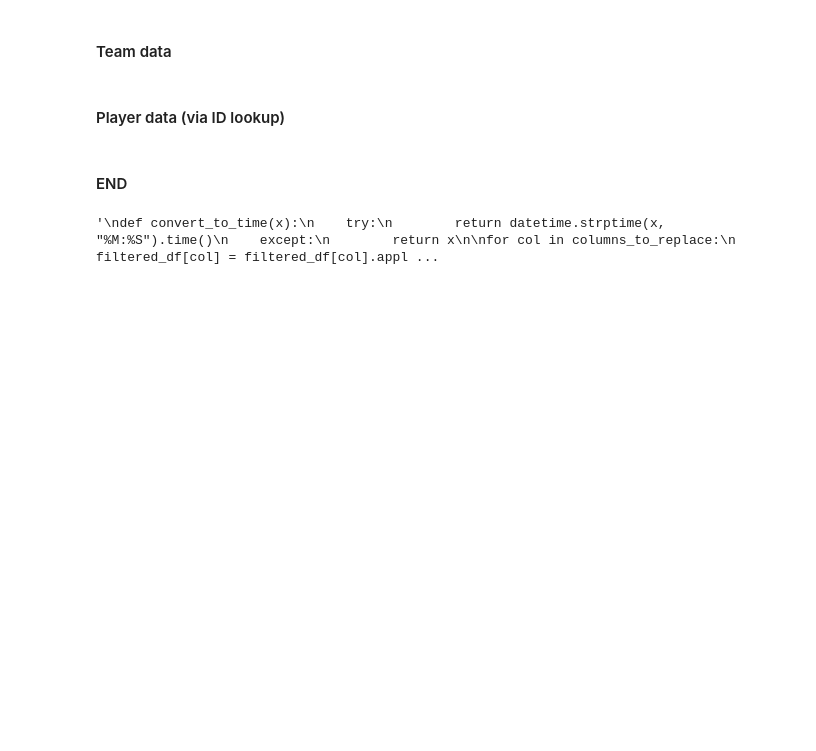
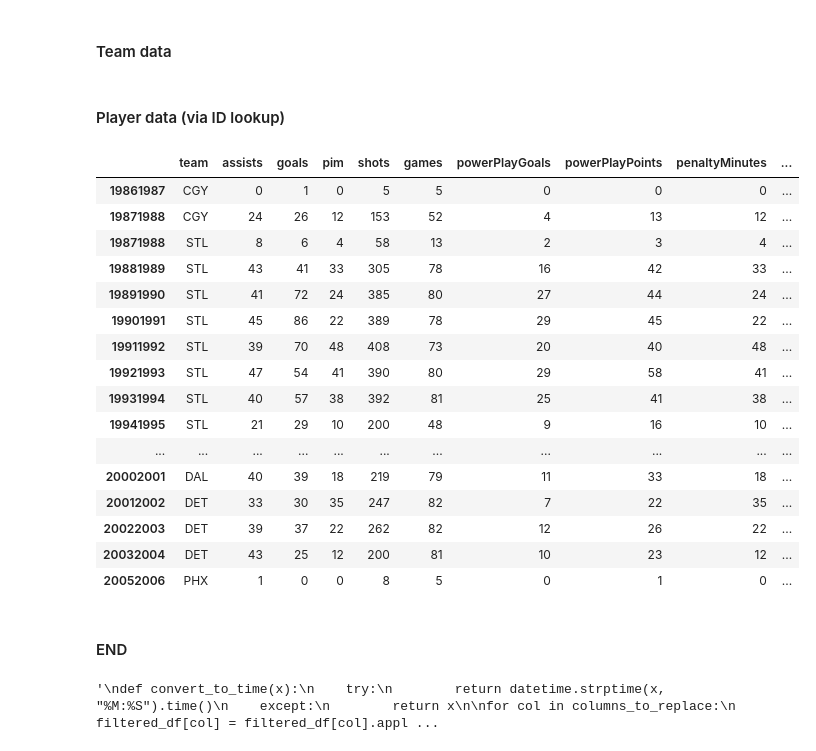
Before and after one commit to adam-paul/compendia, a Jupyter notebook: notebooks/nhl_stat_munge.ipynb, the cells around one changed output. Cells and saved outputs as stored; diff of their text form; code cells hidden in the pictures; blank space fills up the shorter version.

```diff
--- a/notebooks/nhl_stat_munge.ipynb
+++ b/notebooks/nhl_stat_munge.ipynb
@@ -339,6 +339,26 @@ def get_player_df(player):
 player_df = get_player_df('Jaromir Jagr')
 # %%
 player_dfs = {player:get_player_df(player) for player in id_dict.keys()}
+# %%
+player_dfs['Brett Hull']
+# %% [output]
+|  | team | assists | goals | pim | shots | games | powerPlayGoals | powerPlayPoints | penaltyMinutes | ... |
+| 19861987 | CGY | 0 | 1 | 0 | 5 | 5 | 0 | 0 | 0 | ... |
+| 19871988 | CGY | 24 | 26 | 12 | 153 | 52 | 4 | 13 | 12 | ... |
+| 19871988 | STL | 8 | 6 | 4 | 58 | 13 | 2 | 3 | 4 | ... |
+| 19881989 | STL | 43 | 41 | 33 | 305 | 78 | 16 | 42 | 33 | ... |
+| 19891990 | STL | 41 | 72 | 24 | 385 | 80 | 27 | 44 | 24 | ... |
+| 19901991 | STL | 45 | 86 | 22 | 389 | 78 | 29 | 45 | 22 | ... |
+| 19911992 | STL | 39 | 70 | 48 | 408 | 73 | 20 | 40 | 48 | ... |
+| 19921993 | STL | 47 | 54 | 41 | 390 | 80 | 29 | 58 | 41 | ... |
+| 19931994 | STL | 40 | 57 | 38 | 392 | 81 | 25 | 41 | 38 | ... |
+| 19941995 | STL | 21 | 29 | 10 | 200 | 48 | 9 | 16 | 10 | ... |
+| ... | ... | ... | ... | ... | ... | ... | ... | ... | ... | ... |
+| 20002001 | DAL | 40 | 39 | 18 | 219 | 79 | 11 | 33 | 18 | ... |
+| 20012002 | DET | 33 | 30 | 35 | 247 | 82 | 7 | 22 | 35 | ... |
+| 20022003 | DET | 39 | 37 | 22 | 262 | 82 | 12 | 26 | 22 | ... |
+| 20032004 | DET | 43 | 25 | 12 | 200 | 81 | 10 | 23 | 12 | ... |
+| 20052006 | PHX | 1 | 0 | 0 | 8 | 5 | 0 | 1 | 0 | ... |
 # %%
 to_db = pd.Series(player_dfs)
 # %%
```
Also changed, not shown: parts of 3 cells of this notebook.
